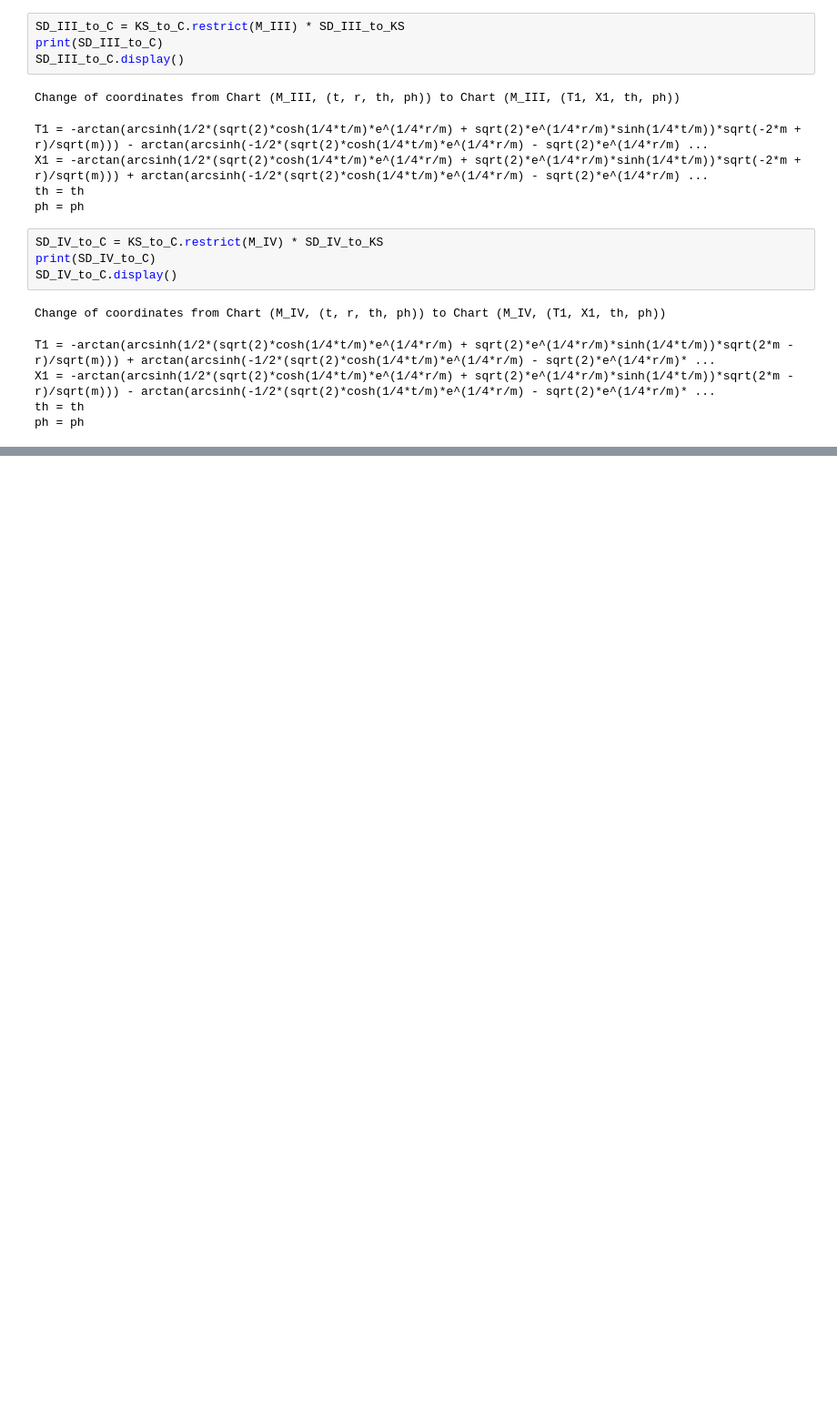
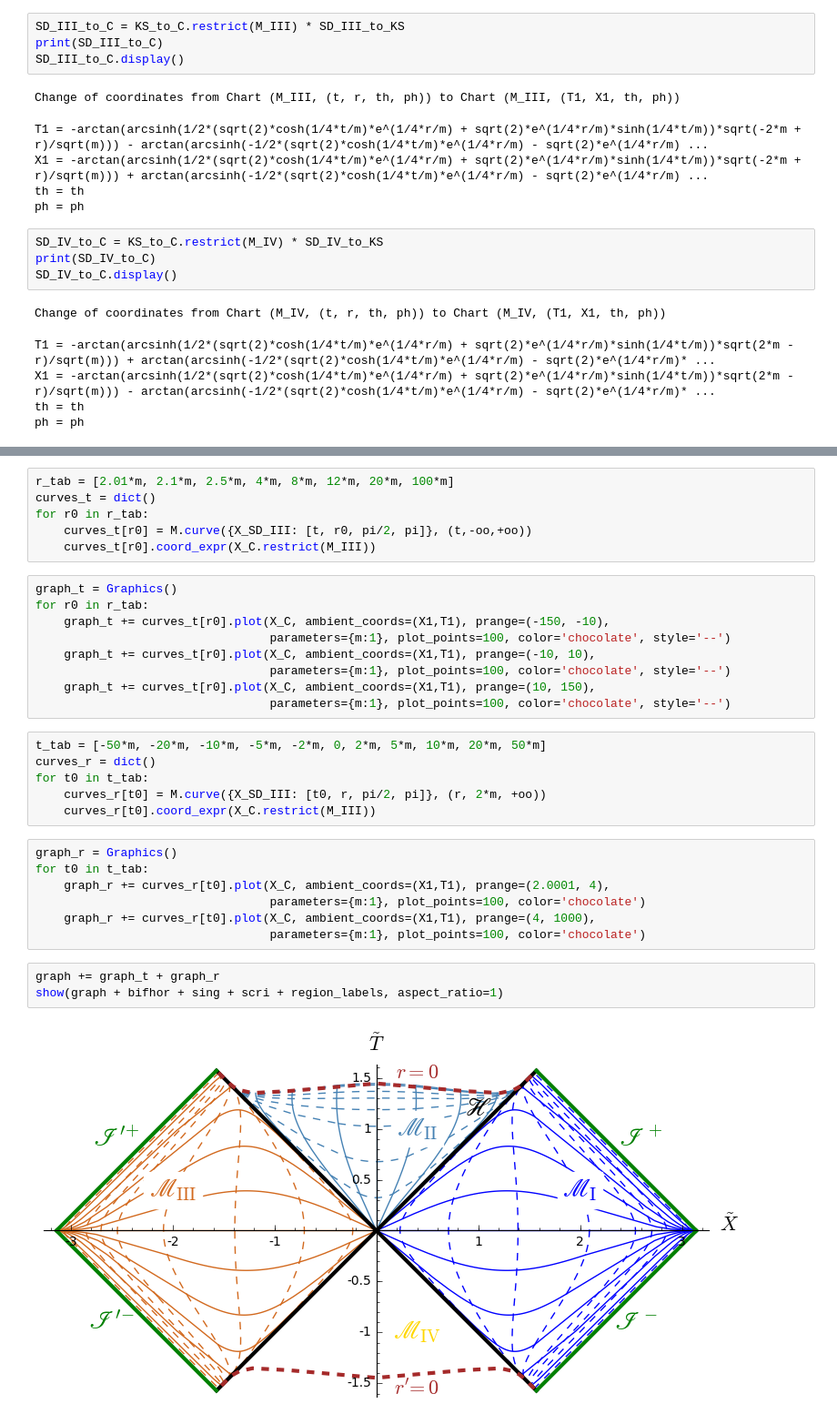
Before and after one commit to egourgoulhon/BHLectures, a Jupyter notebook: sage/Schwarz_conformal.ipynb, the cells around one changed output, grey strips where cells are left out. Shown: that part at 91% size. Drawn from its saved outputs; the diff is of its cells as text; blank space fills up the shorter version.

```diff
--- a/sage/Schwarz_conformal.ipynb
+++ b/sage/Schwarz_conformal.ipynb
@@ -467,0 +349,33 @@ show(graph)
+# %%
+r_tab = [2.01*m, 2.1*m, 2.5*m, 4*m, 8*m, 12*m, 20*m, 100*m]
+curves_t = dict()
+for r0 in r_tab:
+    curves_t[r0] = M.curve({X_SD_III: [t, r0, pi/2, pi]}, (t,-oo,+oo))
+    curves_t[r0].coord_expr(X_C.restrict(M_III))
+# %%
+graph_t = Graphics()
+for r0 in r_tab:
+    graph_t += curves_t[r0].plot(X_C, ambient_coords=(X1,T1), prange=(-150, -10),
+                                 parameters={m:1}, plot_points=100, color='chocolate', style='--')
+    graph_t += curves_t[r0].plot(X_C, ambient_coords=(X1,T1), prange=(-10, 10),
+                                 parameters={m:1}, plot_points=100, color='chocolate', style='--')
+    graph_t += curves_t[r0].plot(X_C, ambient_coords=(X1,T1), prange=(10, 150),
+                                 parameters={m:1}, plot_points=100, color='chocolate', style='--')
+# %%
+t_tab = [-50*m, -20*m, -10*m, -5*m, -2*m, 0, 2*m, 5*m, 10*m, 20*m, 50*m]
+curves_r = dict()
+for t0 in t_tab:
+    curves_r[t0] = M.curve({X_SD_III: [t0, r, pi/2, pi]}, (r, 2*m, +oo))
+    curves_r[t0].coord_expr(X_C.restrict(M_III))
+# %%
+graph_r = Graphics()
+for t0 in t_tab:
+    graph_r += curves_r[t0].plot(X_C, ambient_coords=(X1,T1), prange=(2.0001, 4),
+                                 parameters={m:1}, plot_points=100, color='chocolate')
+    graph_r += curves_r[t0].plot(X_C, ambient_coords=(X1,T1), prange=(4, 1000),
+                                 parameters={m:1}, plot_points=100, color='chocolate')
+# %%
+graph += graph_t + graph_r
+show(graph + bifhor + sing + scri + region_labels, aspect_ratio=1)
+# %% [output]
+[figure, added]
```
Also changed, not shown: parts of 73 cells of this notebook, 5 other files.
